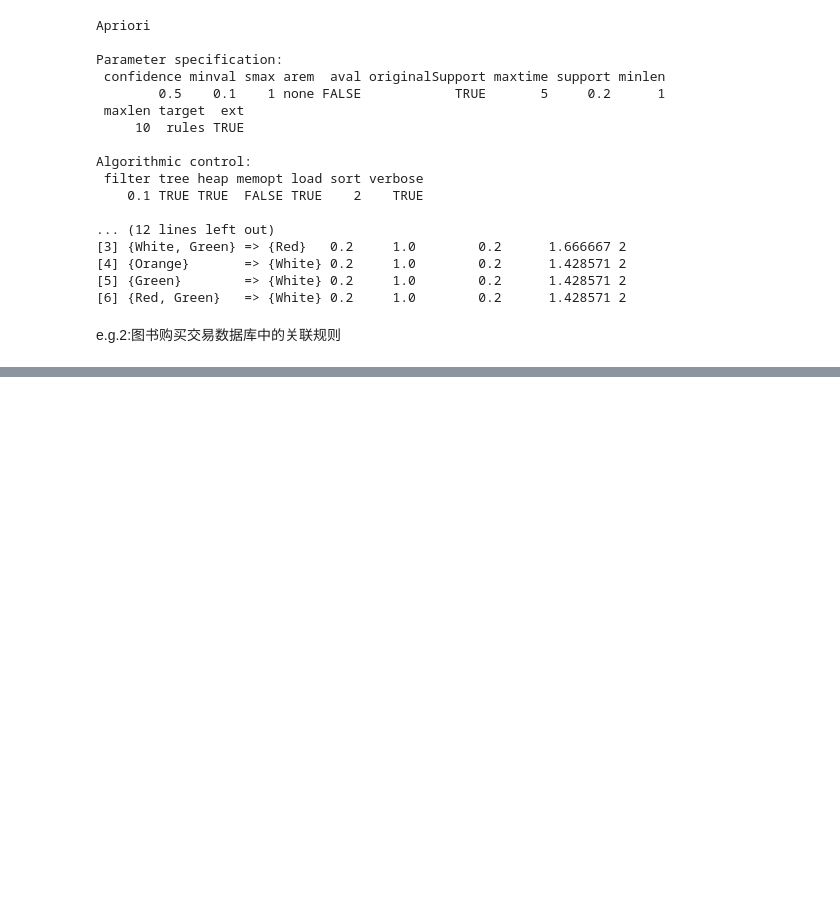
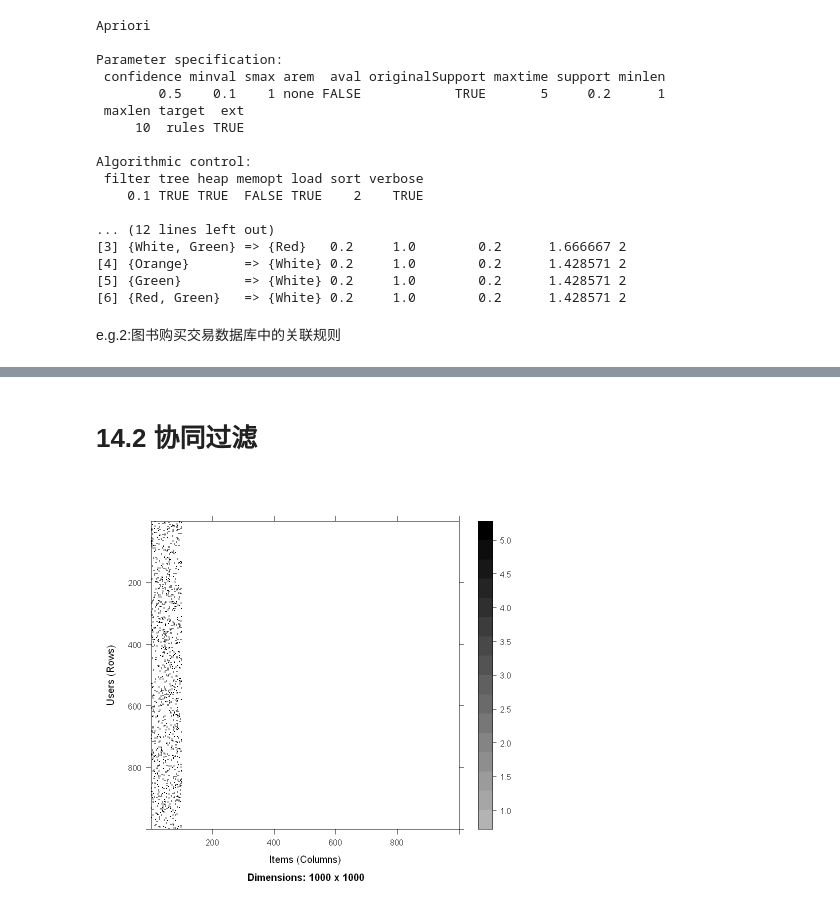
Before and after one commit to LinLangTianS/dev2, a Jupyter notebook: Code_r.ipynb, the cells around one changed output, grey strips where cells are left out. Cells and saved outputs as stored; diff of their text form; code cells hidden in the pictures; blank space fills up the shorter version.

```diff
--- a/Code_r.ipynb
+++ b/Code_r.ipynb
@@ -89,0 +109,9 @@ itemFrequencyPlot(books_trans)
+# %% [markdown]
+# 14.2 协同过滤
+# %%
+m <- matrix(nrow = 1000, ncol = 1000)
+m[sample.int(100*1000, 1000)] <- ceiling(runif(1000, 0, 5))
+r <- as(m, "realRatingMatrix")
+image(r)
+# %% [output]
+[figure, added]
```
Also changed, not shown: parts of 7 cells of this notebook, 1 other file.
